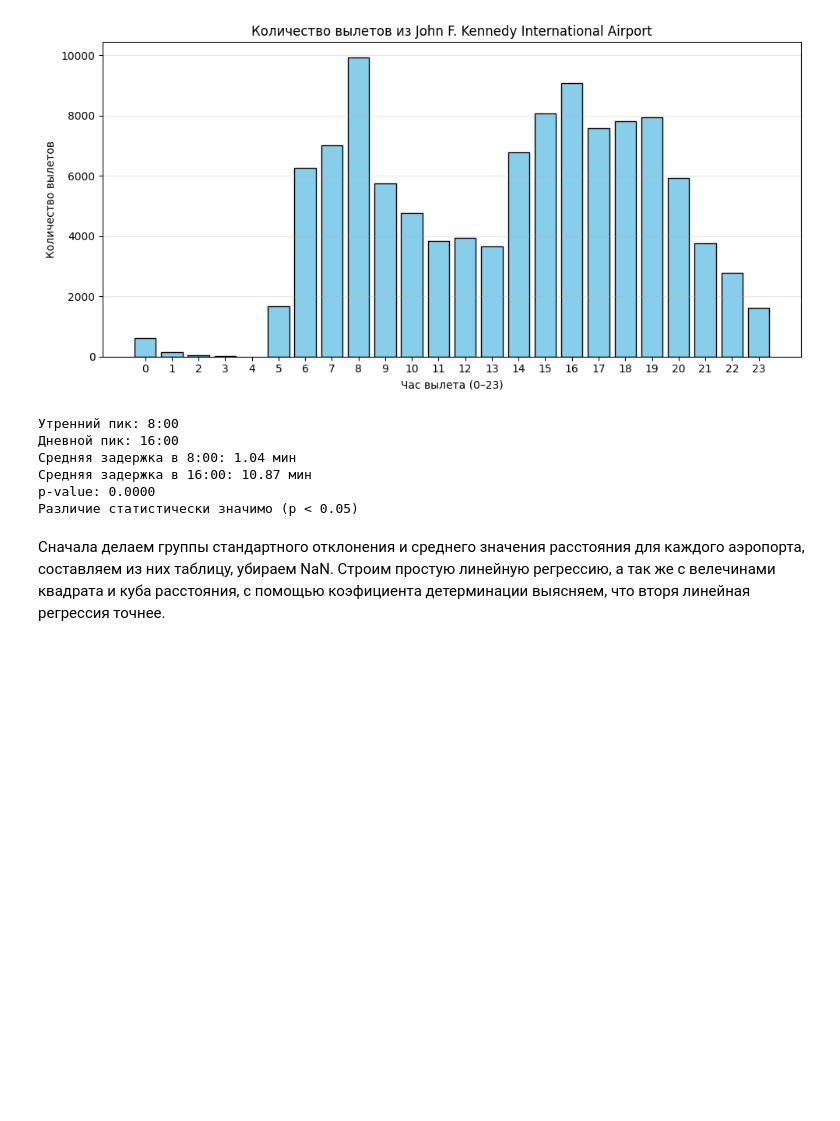
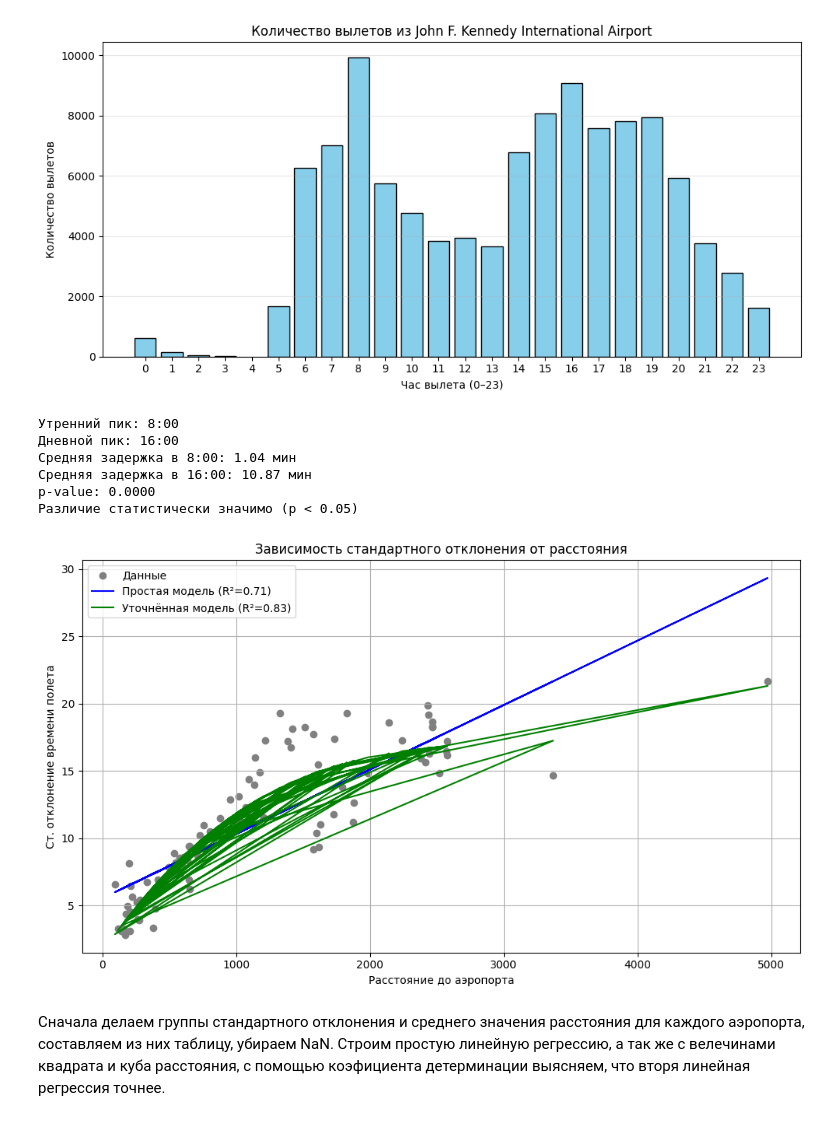
Before and after one commit to Stascute/Math_mfk_25, a Jupyter notebook: work.mfk.ipynb, the cells around one changed output. Cells and saved outputs as stored; diff of their text form; code cells hidden in the pictures; blank space fills up the shorter version.

```diff
--- a/work.mfk.ipynb
+++ b/work.mfk.ipynb
@@ -124,6 +124,54 @@ p-value: 0.0000
 # %%
 Копируем таблицу с полётами из John F. Kennedy International Airport, чтобы найти часы берем сотни по модулю 24-ёх, строим гистограмму и находим
 самые загруженные часы до и после полудня. Средняя задержка больше в пиковый час после полудня и согласно t-test, статистически значимо.
+# %%
+from sklearn.linear_model import LinearRegression
+from sklearn.metrics import r2_score
+
+# Составим группы стандартного отклонения времени полёта и среднего значения расстояния
+std_by_dest = FLIGHTS.groupby('dest')['air_time'].std().reset_index()
+mean_distance = FLIGHTS.groupby('dest')['distance'].mean().reset_index()
+
+# Объединяем таблицы
+df = pd.merge(std_by_dest, mean_distance, on='dest')
+df.columns = ['dest', 'std_air_time', 'distance']
+
+# Удалим нулевые значения
+df = df.dropna(subset=['std_air_time'])
+
+# Простая линейная регрессия
+X_simple = df[['distance']]
+y = df['std_air_time']
+model_simple = LinearRegression().fit(X_simple, y)
+y_pred_simple = model_simple.predict(X_simple)
+
+# Уточнённая модель с новыми признаками
+df['distance_squared'] = df['distance']**2
+df['distance_trees'] = df['distance']**3
+
+X_extended = df[['distance', 'distance_squared', 'distance_trees']]
+model_extended = LinearRegression().fit(X_extended, y)
+y_pred_extended = model_extended.predict(X_extended)
+
+# Оценка качества моделей коэффициентом детерминации
+r2_simple = r2_score(y, y_pred_simple)
+r2_extended = r2_score(y, y_pred_extended)
+
+# Строим все графики
+plt.figure(figsize=(10, 6))
+plt.scatter(df['distance'], df['std_air_time'], color='gray', label='Данные')
+plt.plot(df['distance'], y_pred_simple, color='blue', label=f'Простая модель (R²={r2_simple:.2f})')
+plt.plot(df['distance'], y_pred_extended, color='green', label=f'Уточнённая модель (R²={r2_extended:.2f})')
+
+plt.xlabel('Расстояние до аэропорта')
+plt.ylabel('Ст. отклонение времени полета')
+plt.title('Зависимость стандартного отклонения от расстояния')
+plt.legend()
+plt.grid(True)
+plt.tight_layout()
+plt.show()
+# %% [output]
+[figure, added]
 # %% [markdown]
 Сначала делаем группы стандартного отклонения и среднего значения расстояния для каждого аэропорта, составляем из них таблицу,
 убираем NaN. Строим простую линейную регрессию, а так же с велечинами квадрата и куба расстояния, с помощью коэфициента детерминации выясняем,
```
